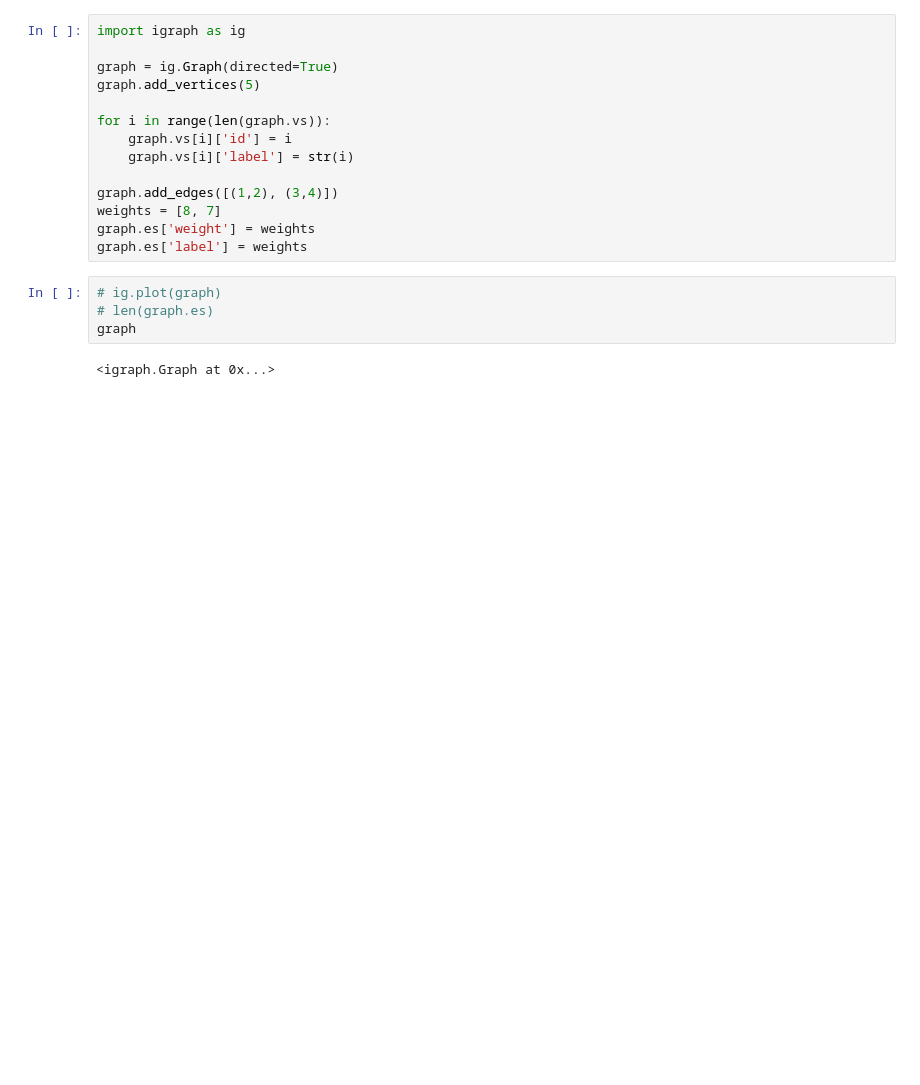
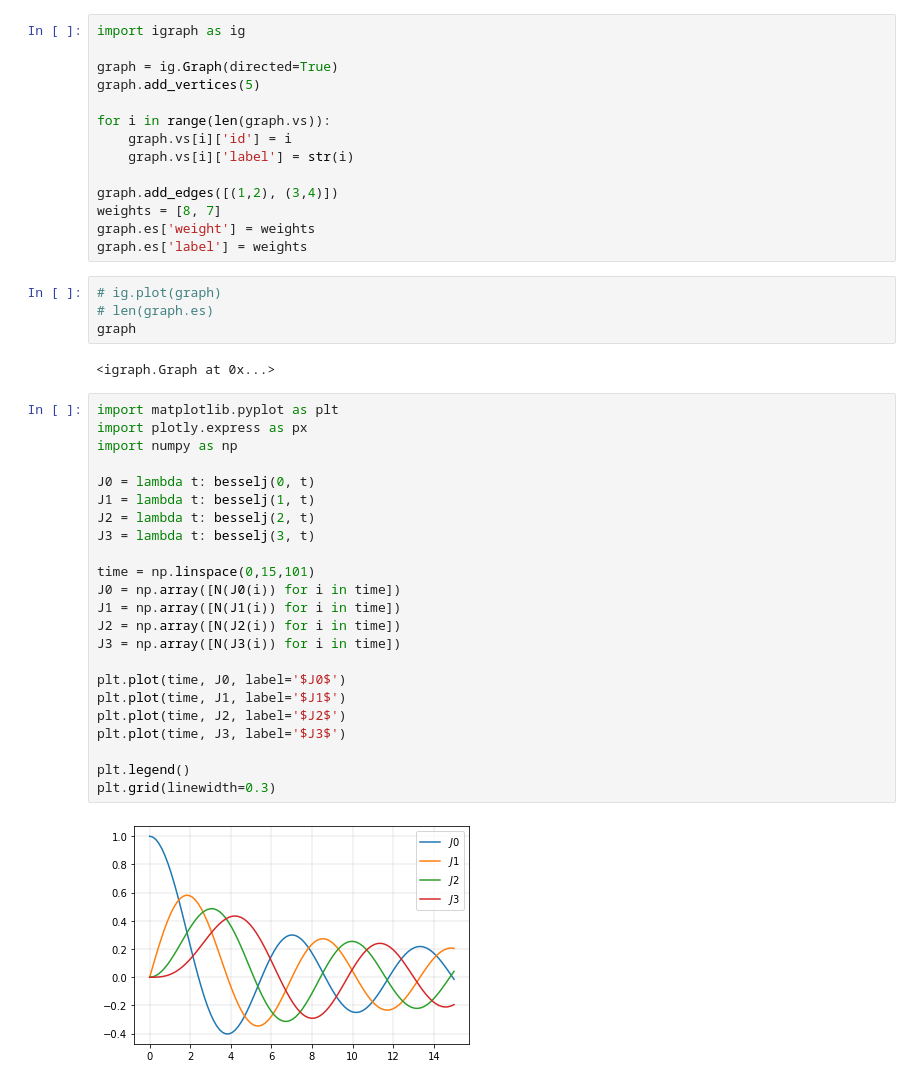
Before and after one commit to mualal/source, a Jupyter notebook: draft_experiments.ipynb, the cells around one changed output. Drawn from its saved outputs; the diff is of its cells as text; blank space fills up the shorter version.

Commit message:
add Bessel functions plots

```diff
--- a/draft_experiments.ipynb
+++ b/draft_experiments.ipynb
@@ -52,3 +52,28 @@ graph.es['label'] = weights
 graph
 # %% [output]
 <igraph.Graph at 0x...>
+# %%
+import matplotlib.pyplot as plt
+import plotly.express as px
+import numpy as np
+
+J0 = lambda t: besselj(0, t)
+J1 = lambda t: besselj(1, t)
+J2 = lambda t: besselj(2, t)
+J3 = lambda t: besselj(3, t)
+
+time = np.linspace(0,15,101)
+J0 = np.array([N(J0(i)) for i in time])
+J1 = np.array([N(J1(i)) for i in time])
+J2 = np.array([N(J2(i)) for i in time])
+J3 = np.array([N(J3(i)) for i in time])
+
+plt.plot(time, J0, label='$J0$')
+plt.plot(time, J1, label='$J1$')
+plt.plot(time, J2, label='$J2$')
+plt.plot(time, J3, label='$J3$')
+
+plt.legend()
+plt.grid(linewidth=0.3)
+# %% [output]
+[figure, added]
```
Also changed, not shown: parts of 3 cells of this notebook.
